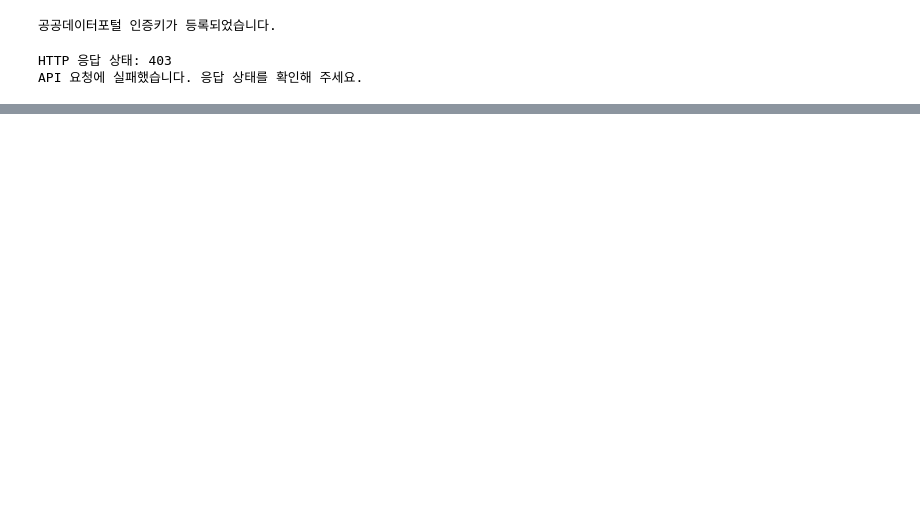
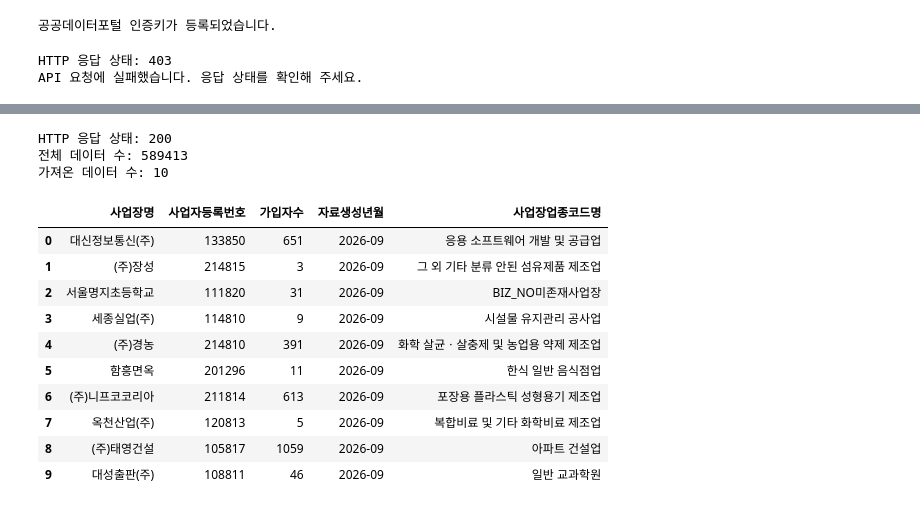
Before and after one commit to encore-ai-campus/mle-02-p2-team1, a Jupyter notebook: private_data/company_info.ipynb, the cells around one changed output, grey strips where cells are left out. Cells and saved outputs as stored; diff of their text form; code cells hidden in the pictures; blank space fills up the shorter version.

```diff
--- a/private_data/company_info.ipynb
+++ b/private_data/company_info.ipynb
@@ -2225,0 +2297,68 @@ API 요청에 실패했습니다. 응답 상태를 확인해 주세요.
+# %%
+import os
+import requests
+import pandas as pd
+from dotenv import load_dotenv
+
+# 1. .env 파일에서 공공데이터포털 인증키를 불러옵니다.
+load_dotenv("/Users/anna/bulsae/.env", override=True)
+api_key = os.getenv("DATA_GO_KR_API_KEY")
+
+# 2. 인증키가 등록되어 있는지 확인합니다.
+if not api_key:
+    print(".env 파일에 DATA_GO_KR_API_KEY가 있는지 확인해 주세요.")
+else:
+    # 3. 승인받은 국민연금 가입 사업장 내역 API 주소입니다.
+    # 2026년 10월 22일에 제공된 자료를 조회합니다.
+    url = (
+        "https://api.odcloud.kr/api/15083277/v1/"
+        "uddi:4f8f48cf-344b-471f-b7f2-c2aa98c210a7"
+    )
+
+    # 4. 첫 번째 페이지에서 10개 데이터를 가져옵니다.
+    params = {
+        "serviceKey": api_key,
+        "page": 1,
+        "perPage": 10,
+        "returnType": "JSON",
+    }
+
+    # 5. API에 요청을 보냅니다.
+    response = requests.get(url, params=params, timeout=30)
+
+    print("HTTP 응답 상태:", response.status_code)
+
+    if response.status_code == 200:
+        # 6. 응답에서 실제 데이터 목록을 꺼내 표로 만듭니다.
+        result = response.json()
+        pension_df = pd.DataFrame(result.get("data", []))
+
+        print("전체 데이터 수:", result.get("totalCount"))
+        print("가져온 데이터 수:", len(pension_df))
+
+        # 7. 주요 컬럼만 골라 보여줍니다.
+        columns = [
+            "사업장명",
+            "사업자등록번호",
+            "가입자수",
+            "자료생성년월",
+            "사업장업종코드명",
+        ]
+        display(pension_df[columns])
+    else:
+        print("조회에 실패했습니다. HTTP 상태를 확인해 주세요.")
+# %% [output]
+HTTP 응답 상태: 200
+전체 데이터 수: 589413
+가져온 데이터 수: 10
+|  | 사업장명 | 사업자등록번호 | 가입자수 | 자료생성년월 | 사업장업종코드명 |
+| 0 | 대신정보통신(주) | 133850 | 651 | 2026-09 | 응용 소프트웨어 개발 및 공급업 |
+| 1 | (주)장성 | 214815 | 3 | 2026-09 | 그 외 기타 분류 안된 섬유제품 제조업 |
+| 2 | 서울명지초등학교 | 111820 | 31 | 2026-09 | BIZ_NO미존재사업장 |
+| 3 | 세종실업(주) | 114810 | 9 | 2026-09 | 시설물 유지관리 공사업 |
+| 4 | (주)경농 | 214810 | 391 | 2026-09 | 화학 살균ㆍ살충제 및 농업용 약제 제조업 |
+| 5 | 함흥면옥 | 201296 | 11 | 2026-09 | 한식 일반 음식점업 |
+| 6 | (주)니프코코리아 | 211814 | 613 | 2026-09 | 포장용 플라스틱 성형용기 제조업 |
+| 7 | 옥천산업(주) | 120813 | 5 | 2026-09 | 복합비료 및 기타 화학비료 제조업 |
+| 8 | (주)태영건설 | 105817 | 1059 | 2026-09 | 아파트 건설업 |
+| 9 | 대성출판(주) | 108811 | 46 | 2026-09 | 일반 교과학원 |
```
Also changed, not shown: parts of 13 cells of this notebook, 17 other files.
